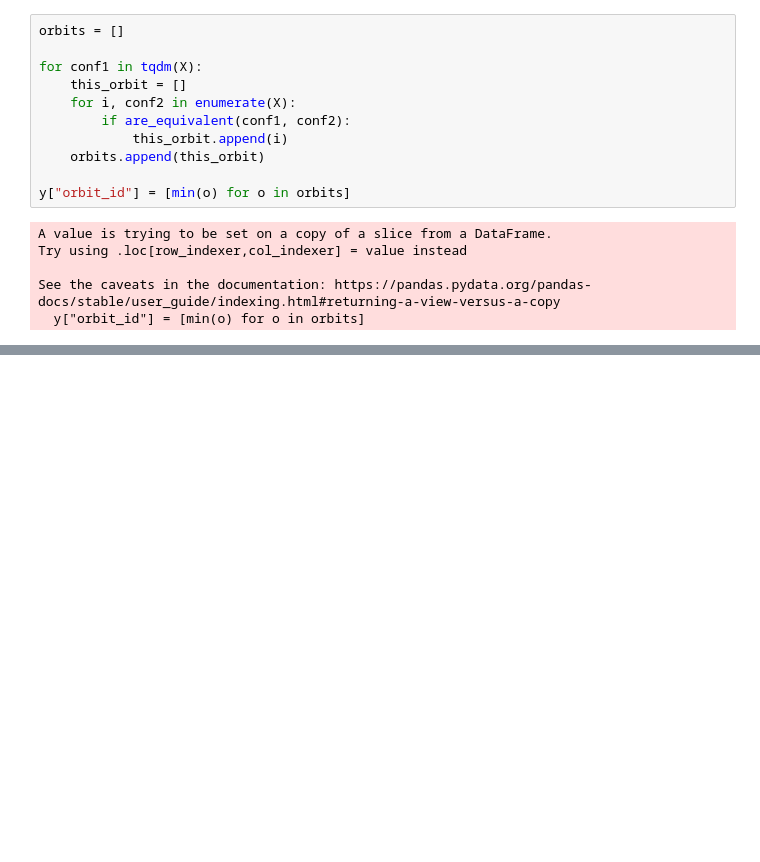
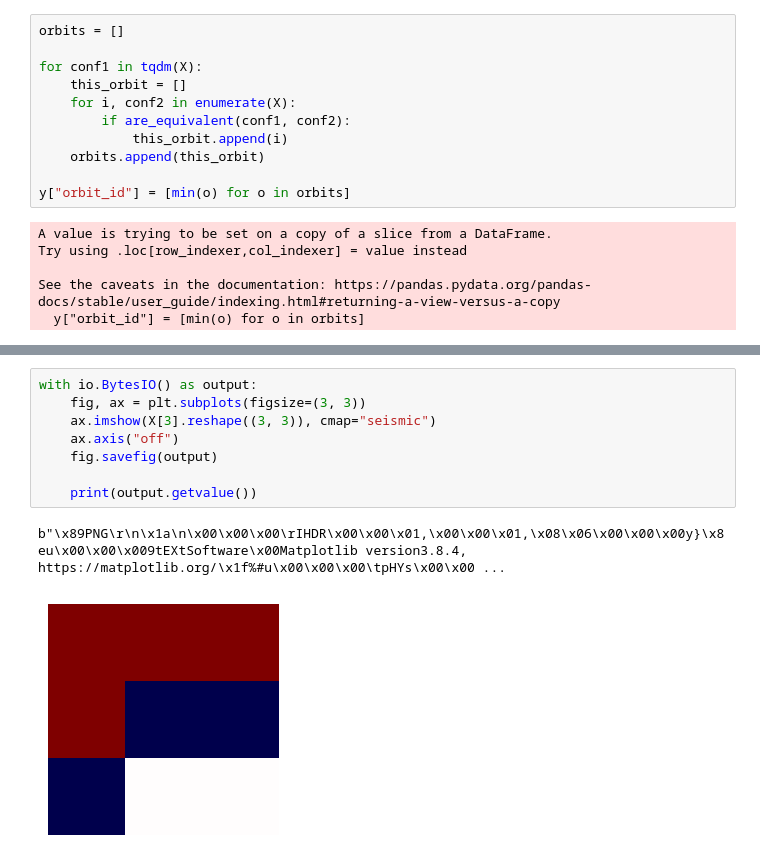
Before and after one commit to dioscuri-tda/knotsBM, a Jupyter notebook: EqBM/tictactoe_BM.ipynb, the cells around one changed output, grey strips where cells are left out. Cells and saved outputs as stored; diff of their text form; blank space fills up the shorter version.

```diff
--- a/EqBM/tictactoe_BM.ipynb
+++ b/EqBM/tictactoe_BM.ipynb
@@ -329,0 +581,11 @@ MIN_VALUE: -1.000, MAX_VALUE: 1.000
+# %%
+with io.BytesIO() as output:
+    fig, ax = plt.subplots(figsize=(3, 3))
+    ax.imshow(X[3].reshape((3, 3)), cmap="seismic")
+    ax.axis("off")
+    fig.savefig(output)
+
+    print(output.getvalue())
+# %% [output]
+b"\x89PNG\r\n\x1a\n\x00\x00\x00\rIHDR\x00\x00\x01,\x00\x00\x01,\x08\x06\x00\x00\x00y}\x8eu\x00\x00\x009tEXtSoftware\x00Matplotlib version3.8.4, https://matplotlib.org/\x1f%#u\x00\x00\x00\tpHYs\x00\x00 ...
+[figure, added]
```
Also changed, not shown: parts of 55 cells of this notebook.
